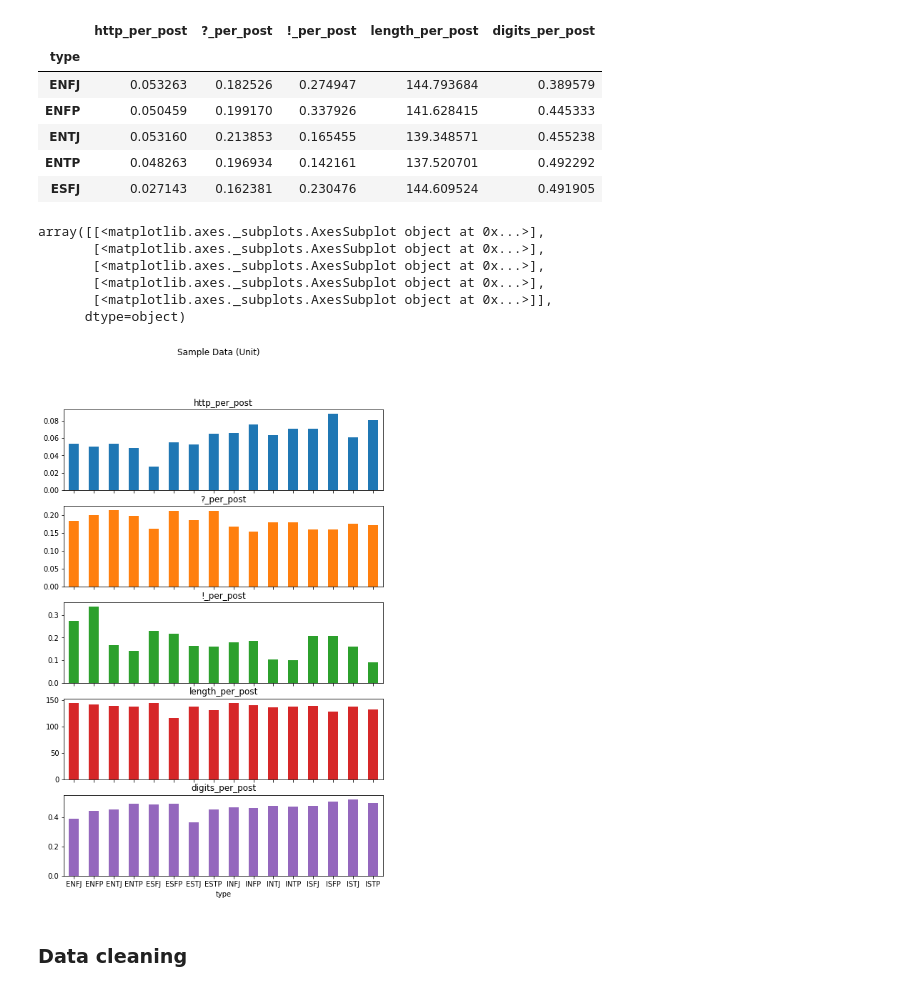
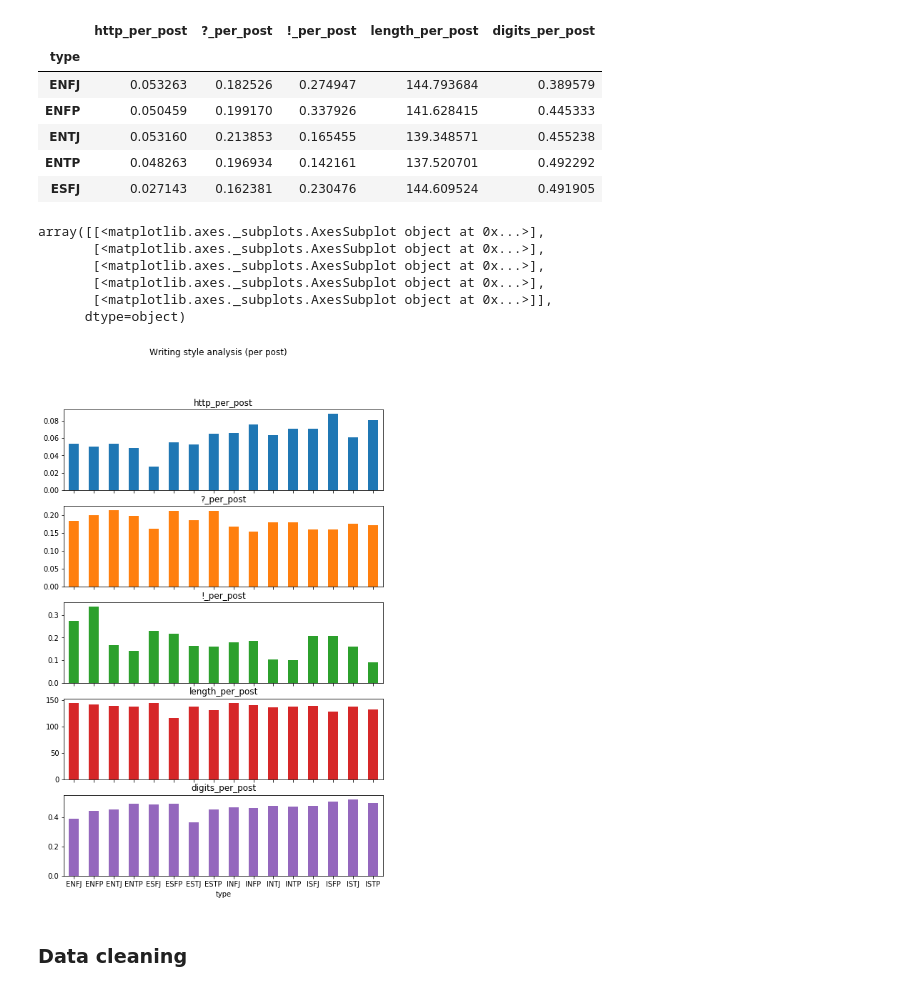
Before and after one commit to shaunwang1350/MyersBriggsMLProject, a Jupyter notebook: Notebooks/DataPreprocessing/data_cleaning.ipynb, the cells around one changed output. Cells and saved outputs as stored; diff of their text form; code cells hidden in the pictures.

```diff
--- a/Notebooks/DataPreprocessing/data_cleaning.ipynb
+++ b/Notebooks/DataPreprocessing/data_cleaning.ipynb
@@ -223,17 +223,17 @@ eda_group.head()
 | ENTP | 0.048263 | 0.196934 | 0.142161 | 137.520701 | 0.492292 |
 | ESFJ | 0.027143 | 0.162381 | 0.230476 | 144.609524 | 0.491905 |
 # %%
-eda_group.plot(kind='bar', subplots=True, title="Sample Data (Unit)",
+eda_group.plot(kind='bar', subplots=True, title="Writing style analysis (per post)",
         layout=(5, 1), sharex=True, sharey=False, legend=False,
               figsize=(8,12),rot=0)
 # %% [output]
 array([[<matplotlib.axes._subplots.AxesSubplot object at 0x...>],
        [<matplotlib.axes._subplots.AxesSubplot object at 0x...>],
        [<matplotlib.axes._subplots.AxesSubplot object at 0x...>],
        [<matplotlib.axes._subplots.AxesSubplot object at 0x...>],
        [<matplotlib.axes._subplots.AxesSubplot object at 0x...>]],
       dtype=object)
-[figure, old version]
+[figure, new version]
 # %% [markdown]
 ### Data cleaning
 # %%
```
